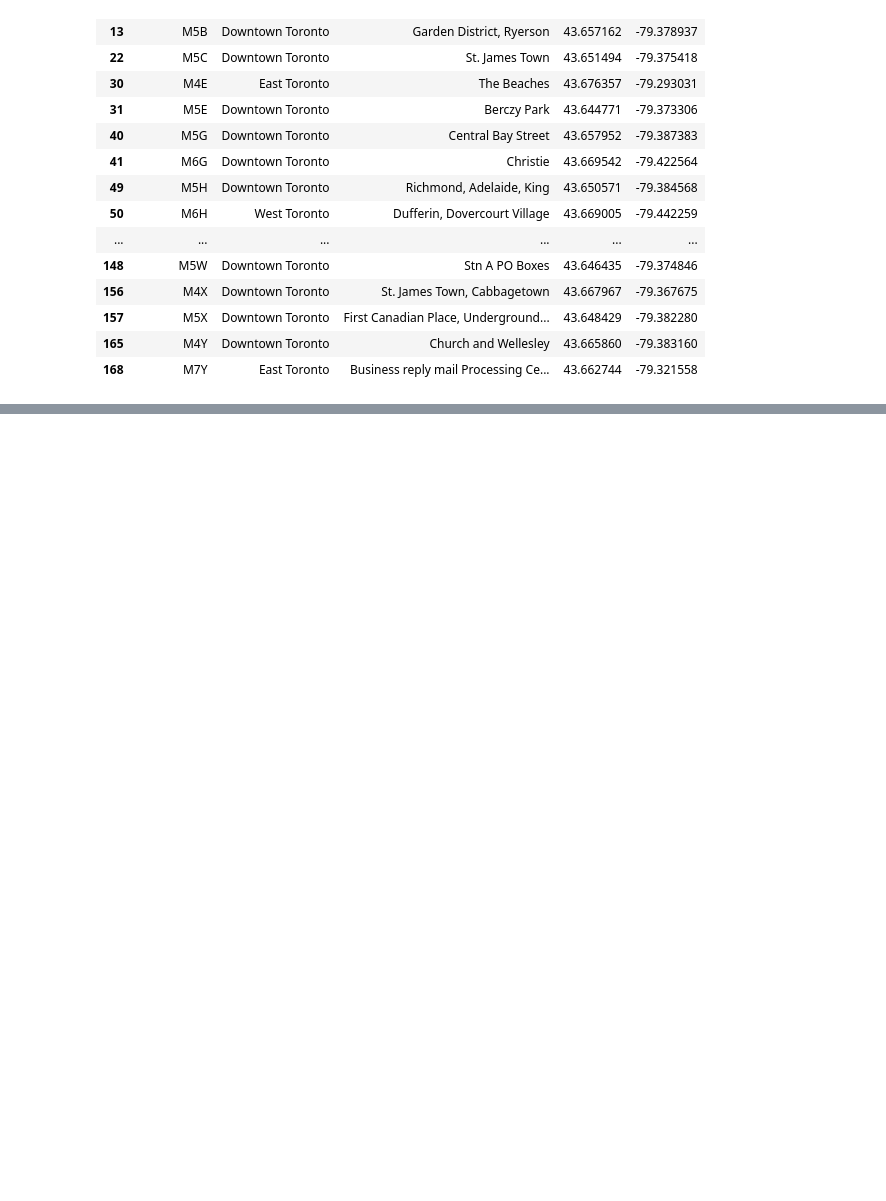
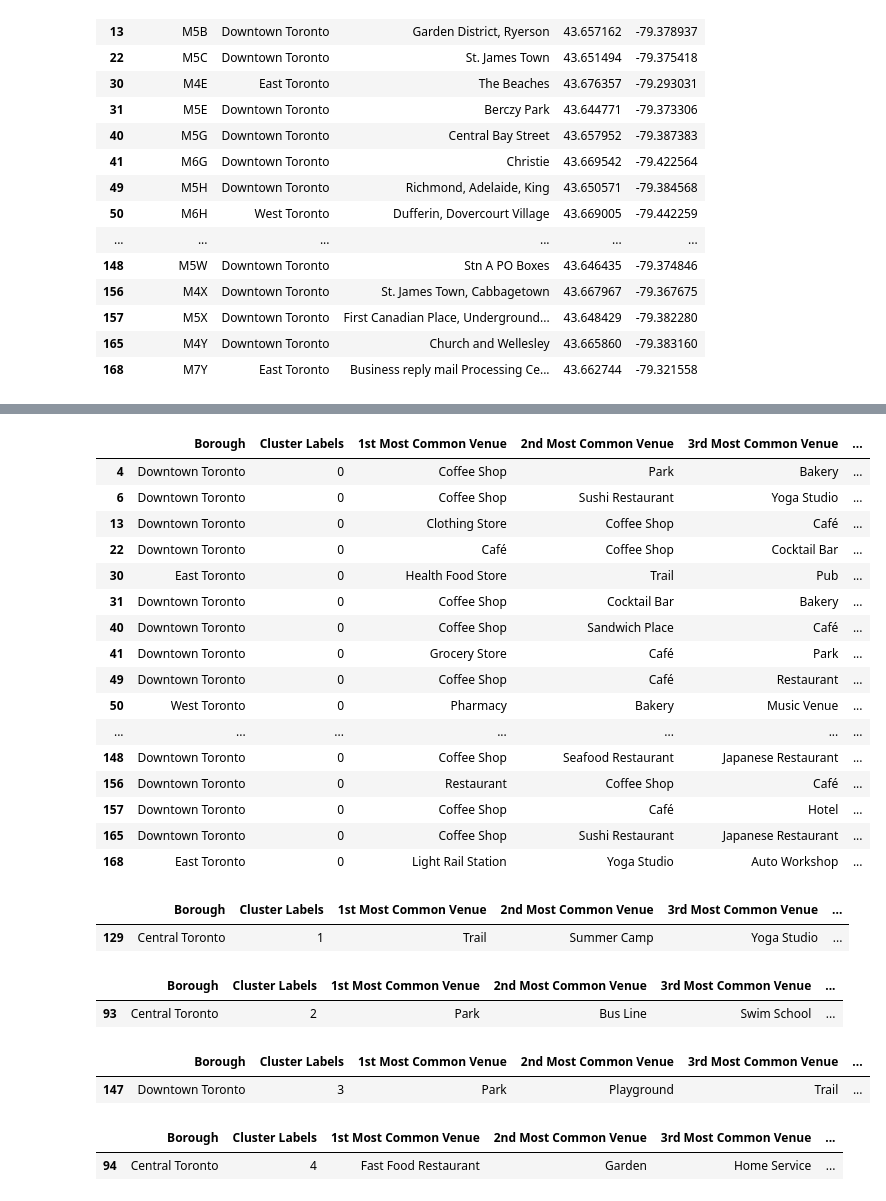
Before and after one commit to mdm1788/Coursera_Capstone, a Jupyter notebook: Data Science Capstone - MM.ipynb, the cells around one changed output, grey strips where cells are left out. Drawn from its saved outputs; the diff is of its cells as text; code cells hidden in the pictures; blank space fills up the shorter version.

```diff
--- a/Data Science Capstone - MM.ipynb
+++ b/Data Science Capstone - MM.ipynb
@@ -309,3 +311,50 @@ for lat, lon, poi, cluster in zip(toronto_merged['Latitude'], toronto_merged['Lo
 map_clusters
 # %% [output]
 [interactive output not drawn]
+# %%
+#Looking at the map, the following most common venues define the clustering #'s:
+
+#Label 0 = Coffee Shop/Café
+toronto_merged.loc[toronto_merged['Cluster Labels'] == 0, toronto_merged.columns[[1] + list(range(5, toronto_merged.shape[1]))]]
+# %% [output]
+|  | Borough | Cluster Labels | 1st Most Common Venue | 2nd Most Common Venue | 3rd Most Common Venue | ... |
+| 4 | Downtown Toronto | 0 | Coffee Shop | Park | Bakery | ... |
+| 6 | Downtown Toronto | 0 | Coffee Shop | Sushi Restaurant | Yoga Studio | ... |
+| 13 | Downtown Toronto | 0 | Clothing Store | Coffee Shop | Café | ... |
+| 22 | Downtown Toronto | 0 | Café | Coffee Shop | Cocktail Bar | ... |
+| 30 | East Toronto | 0 | Health Food Store | Trail | Pub | ... |
+| 31 | Downtown Toronto | 0 | Coffee Shop | Cocktail Bar | Bakery | ... |
+| 40 | Downtown Toronto | 0 | Coffee Shop | Sandwich Place | Café | ... |
+| 41 | Downtown Toronto | 0 | Grocery Store | Café | Park | ... |
+| 49 | Downtown Toronto | 0 | Coffee Shop | Café | Restaurant | ... |
+| 50 | West Toronto | 0 | Pharmacy | Bakery | Music Venue | ... |
+| ... | ... | ... | ... | ... | ... | ... |
+| 148 | Downtown Toronto | 0 | Coffee Shop | Seafood Restaurant | Japanese Restaurant | ... |
+| 156 | Downtown Toronto | 0 | Restaurant | Coffee Shop | Café | ... |
+| 157 | Downtown Toronto | 0 | Coffee Shop | Café | Hotel | ... |
+| 165 | Downtown Toronto | 0 | Coffee Shop | Sushi Restaurant | Japanese Restaurant | ... |
+| 168 | East Toronto | 0 | Light Rail Station | Yoga Studio | Auto Workshop | ... |
+# %%
+#Label 1 = Trails
+toronto_merged.loc[toronto_merged['Cluster Labels'] == 1, toronto_merged.columns[[1] + list(range(5, toronto_merged.shape[1]))]]
+# %% [output]
+|  | Borough | Cluster Labels | 1st Most Common Venue | 2nd Most Common Venue | 3rd Most Common Venue | ... |
+| 129 | Central Toronto | 1 | Trail | Summer Camp | Yoga Studio | ... |
+# %%
+#Label 2 = Parks
+toronto_merged.loc[toronto_merged['Cluster Labels'] == 2, toronto_merged.columns[[1] + list(range(5, toronto_merged.shape[1]))]]
+# %% [output]
+|  | Borough | Cluster Labels | 1st Most Common Venue | 2nd Most Common Venue | 3rd Most Common Venue | ... |
+| 93 | Central Toronto | 2 | Park | Bus Line | Swim School | ... |
+# %%
+#Label 3 = Playgrounds
+toronto_merged.loc[toronto_merged['Cluster Labels'] == 3, toronto_merged.columns[[1] + list(range(5, toronto_merged.shape[1]))]]
+# %% [output]
+|  | Borough | Cluster Labels | 1st Most Common Venue | 2nd Most Common Venue | 3rd Most Common Venue | ... |
+| 147 | Downtown Toronto | 3 | Park | Playground | Trail | ... |
+# %%
+#Label 4 = Fast Food Restaurants
+toronto_merged.loc[toronto_merged['Cluster Labels'] == 4, toronto_merged.columns[[1] + list(range(5, toronto_merged.shape[1]))]]
+# %% [output]
+|  | Borough | Cluster Labels | 1st Most Common Venue | 2nd Most Common Venue | 3rd Most Common Venue | ... |
+| 94 | Central Toronto | 4 | Fast Food Restaurant | Garden | Home Service | ... |
```
Also changed, not shown: parts of 5 cells of this notebook.
